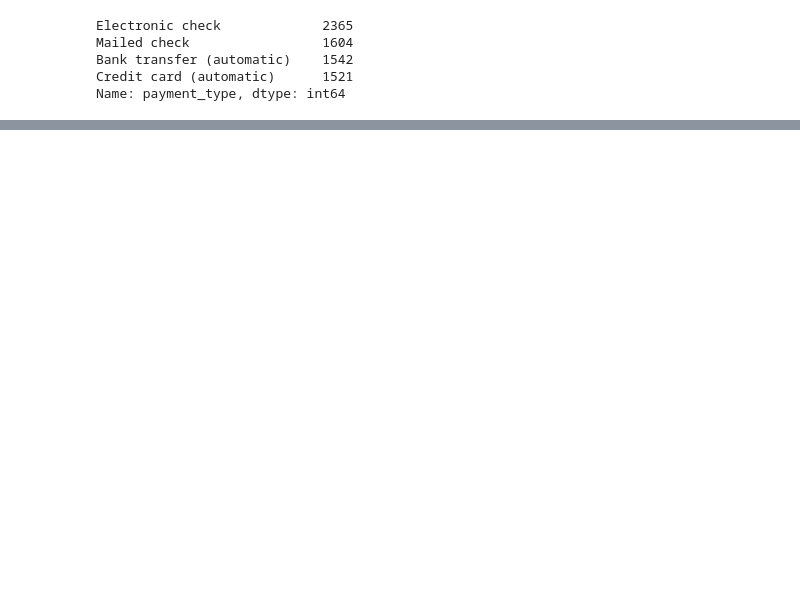
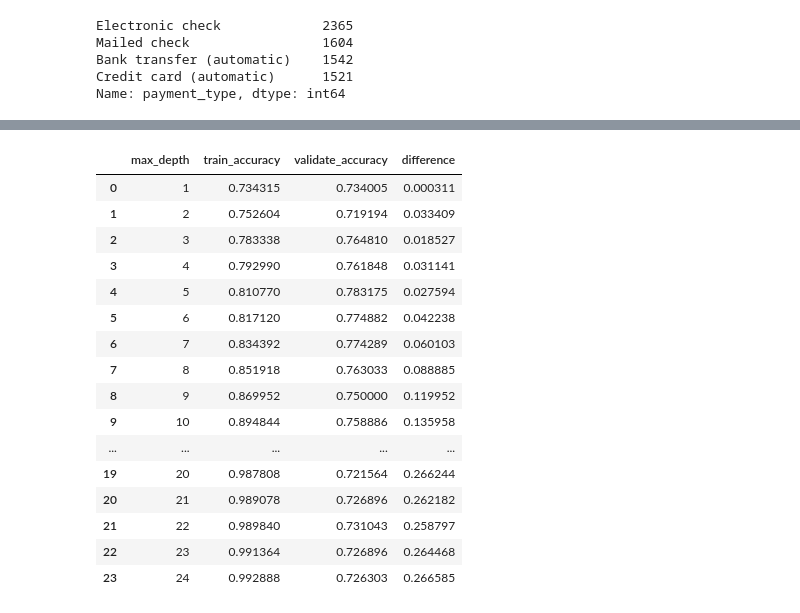
Before and after one commit to mil2tech/classification_project, a Jupyter notebook: telco_churn_work.ipynb, the cells around one changed output, grey strips where cells are left out. Cells and saved outputs as stored; diff of their text form; code cells hidden in the pictures; blank space fills up the shorter version.

```diff
--- a/telco_churn_work.ipynb
+++ b/telco_churn_work.ipynb
@@ -537,0 +1045,19 @@ print(telco_test.shape)
+# %%
+
+# Let's get loopy
+for i in range(1, 21):
+    # Make the model
+    tree = DecisionTreeClassifier(max_depth=i, random_state=123)
+
+    # Fit the model (on train and only train)
+    tree = tree.fit(X_train, y_train)
+
+    # Use the model
+    # We'll evaluate the model's performance on train, first
+    y_predictions = tree.predict(X_train)
+
+    # Produce the classification report on the actual y values and this model's predicted y values
+    report = classification_report(y_train, y_predictions, output_dict=True)
+    print(f"Tree with max depth of {i}")
+    print(pd.DataFrame(report))
+    print()
@@ -537,0 +1082,46 @@ print(telco_test.shape)
+# %%
+# Let's continue getting loopy, so we can compare in-sample to out-of-sample
+metrics = []
+
+for i in range(1, 25):
+    # Make the model
+    tree = DecisionTreeClassifier(max_depth=i, random_state=123)
+
+    # Fit the model (on train and only train)
+    tree = tree.fit(X_train, y_train)
+
+    # Use the model
+    # We'll evaluate the model's performance on train, first
+    in_sample_accuracy = tree.score(X_train, y_train)
+
+    out_of_sample_accuracy = tree.score(X_validate, y_validate)
+
+    output = {
+        "max_depth": i,
+        "train_accuracy": in_sample_accuracy,
+        "validate_accuracy": out_of_sample_accuracy
+    }
+
+    metrics.append(output)
+
+df = pd.DataFrame(metrics)
+df["difference"] = df.train_accuracy - df.validate_accuracy
+df
+# %% [output]
+|  | max_depth | train_accuracy | validate_accuracy | difference |
+| 0 | 1 | 0.734315 | 0.734005 | 0.000311 |
+| 1 | 2 | 0.752604 | 0.719194 | 0.033409 |
+| 2 | 3 | 0.783338 | 0.764810 | 0.018527 |
+| 3 | 4 | 0.792990 | 0.761848 | 0.031141 |
+| 4 | 5 | 0.810770 | 0.783175 | 0.027594 |
+| 5 | 6 | 0.817120 | 0.774882 | 0.042238 |
+| 6 | 7 | 0.834392 | 0.774289 | 0.060103 |
+| 7 | 8 | 0.851918 | 0.763033 | 0.088885 |
+| 8 | 9 | 0.869952 | 0.750000 | 0.119952 |
+| 9 | 10 | 0.894844 | 0.758886 | 0.135958 |
+| ... | ... | ... | ... | ... |
+| 19 | 20 | 0.987808 | 0.721564 | 0.266244 |
+| 20 | 21 | 0.989078 | 0.726896 | 0.262182 |
+| 21 | 22 | 0.989840 | 0.731043 | 0.258797 |
+| 22 | 23 | 0.991364 | 0.726896 | 0.264468 |
+| 23 | 24 | 0.992888 | 0.726303 | 0.266585 |
```
Also changed, not shown: parts of 134 cells of this notebook, 2 other files.
